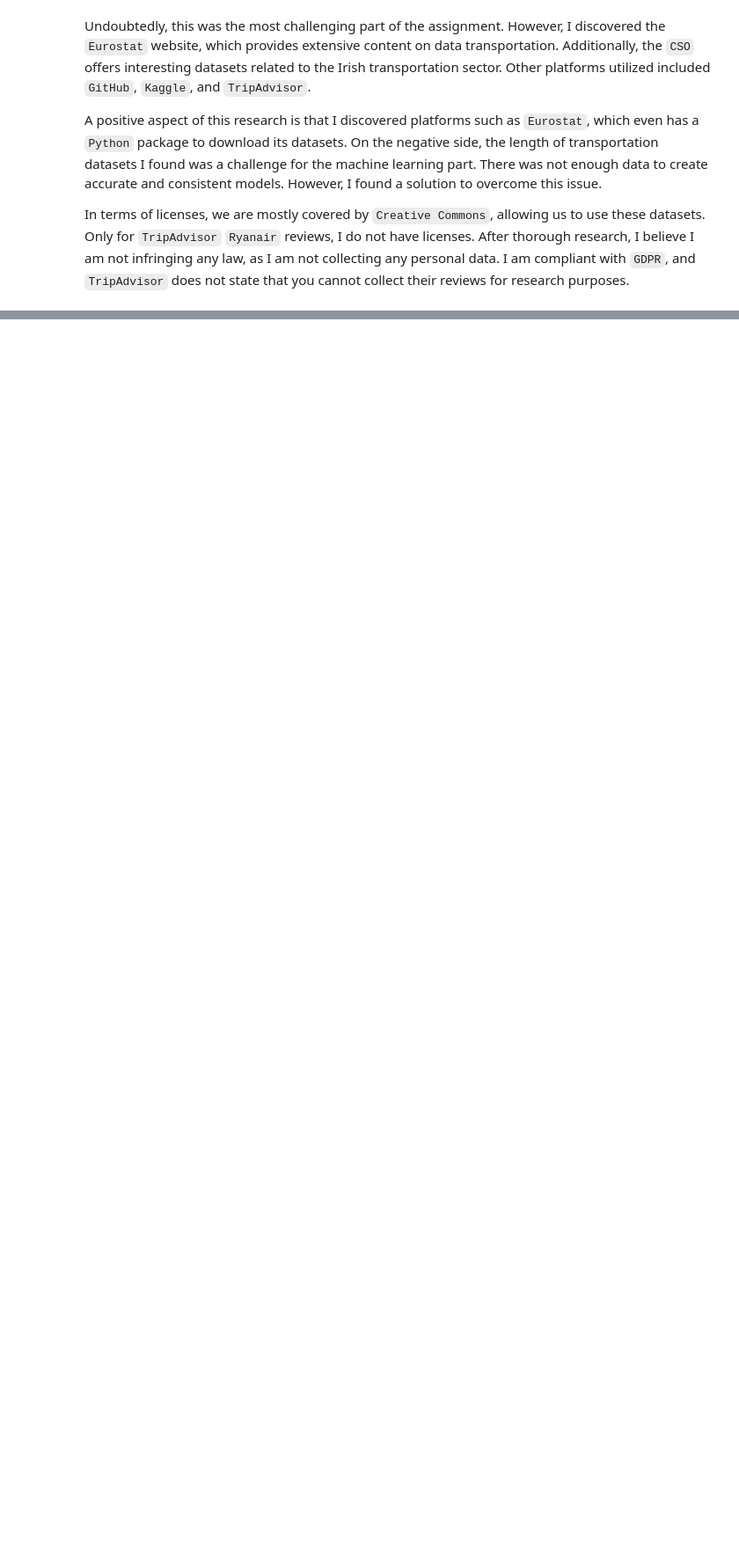
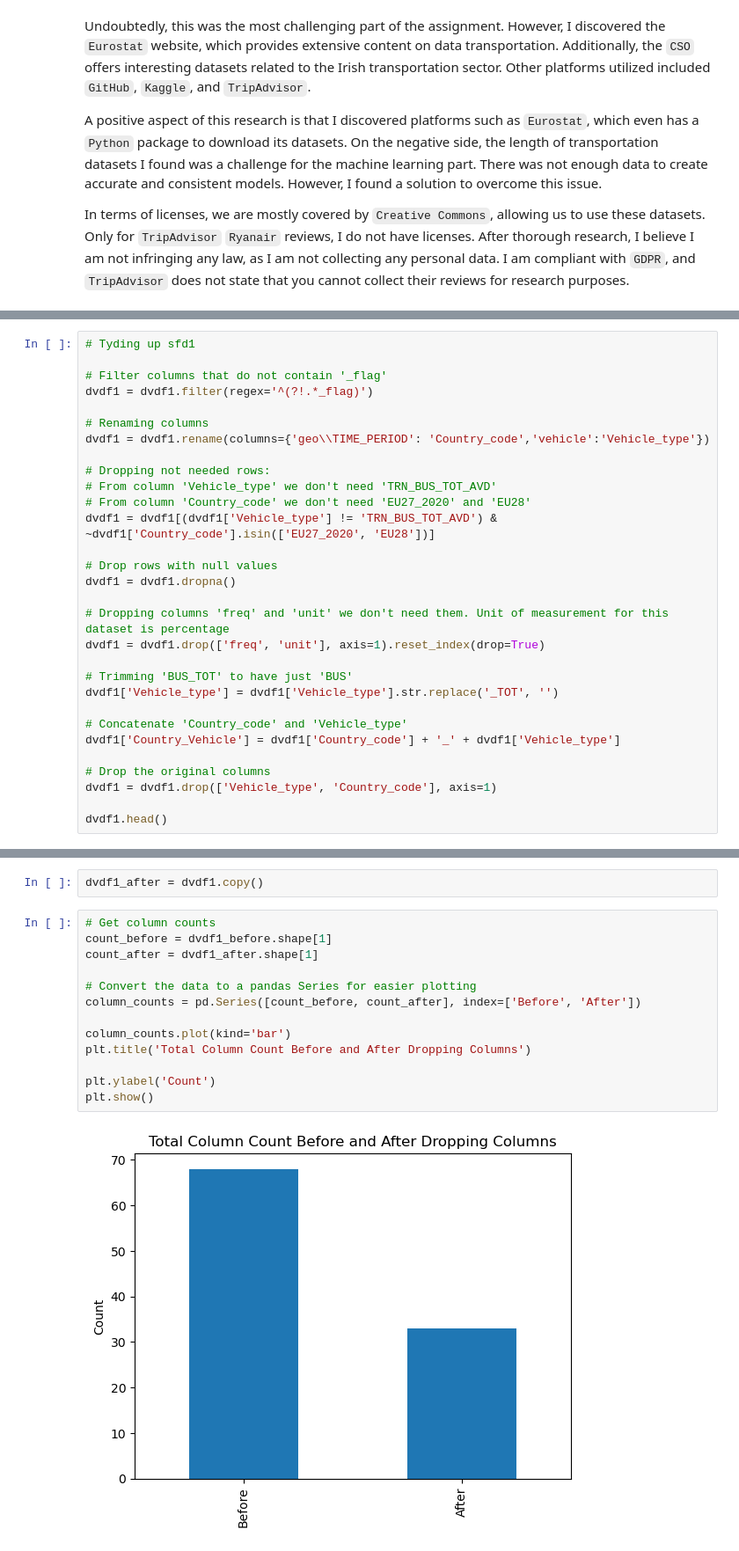
Before and after one commit to JoseRicoCct/CA2_Integrated_Assesment_MSc_Data_Analytics_CCT_Semester_1, a Jupyter notebook: CA2_Data_Visualisation_Code_sba23021.ipynb, the cells around one changed output, grey strips where cells are left out. Shown at 88% size. Drawn from its saved outputs; the diff is of its cells as text; blank space fills up the shorter version.

```diff
--- a/CA2_Data_Visualisation_Code_sba23021.ipynb
+++ b/CA2_Data_Visualisation_Code_sba23021.ipynb
@@ -15,0 +287,30 @@ Evaluate your raw data and detail, in depth, the various attributes and issues t
+# %%
+# Tyding up sfd1
+
+# Filter columns that do not contain '_flag'
+dvdf1 = dvdf1.filter(regex='^(?!.*_flag)')
+
+# Renaming columns
+dvdf1 = dvdf1.rename(columns={'geo\\TIME_PERIOD': 'Country_code','vehicle':'Vehicle_type'})
+
+# Dropping not needed rows:
+# From column 'Vehicle_type' we don't need 'TRN_BUS_TOT_AVD'
+# From column 'Country_code' we don't need 'EU27_2020' and 'EU28'
+dvdf1 = dvdf1[(dvdf1['Vehicle_type'] != 'TRN_BUS_TOT_AVD') & ~dvdf1['Country_code'].isin(['EU27_2020', 'EU28'])]
+
+# Drop rows with null values
+dvdf1 = dvdf1.dropna()
+
+# Dropping columns 'freq' and 'unit' we don't need them. Unit of measurement for this dataset is percentage
+dvdf1 = dvdf1.drop(['freq', 'unit'], axis=1).reset_index(drop=True)
+
+# Trimming 'BUS_TOT' to have just 'BUS'
+dvdf1['Vehicle_type'] = dvdf1['Vehicle_type'].str.replace('_TOT', '')
+
+# Concatenate 'Country_code' and 'Vehicle_type'
+dvdf1['Country_Vehicle'] = dvdf1['Country_code'] + '_' + dvdf1['Vehicle_type']
+
+# Drop the original columns
+dvdf1 = dvdf1.drop(['Vehicle_type', 'Country_code'], axis=1)
+
+dvdf1.head()
@@ -15,0 +345,17 @@ Evaluate your raw data and detail, in depth, the various attributes and issues t
+# %%
+dvdf1_after = dvdf1.copy()
+# %%
+# Get column counts
+count_before = dvdf1_before.shape[1]
+count_after = dvdf1_after.shape[1]
+
+# Convert the data to a pandas Series for easier plotting
+column_counts = pd.Series([count_before, count_after], index=['Before', 'After'])
+
+column_counts.plot(kind='bar')
+plt.title('Total Column Count Before and After Dropping Columns')
+
+plt.ylabel('Count')
+plt.show()
+# %% [output]
+[figure, added]
```
Also changed, not shown: parts of 65 cells of this notebook, 1 other file.
